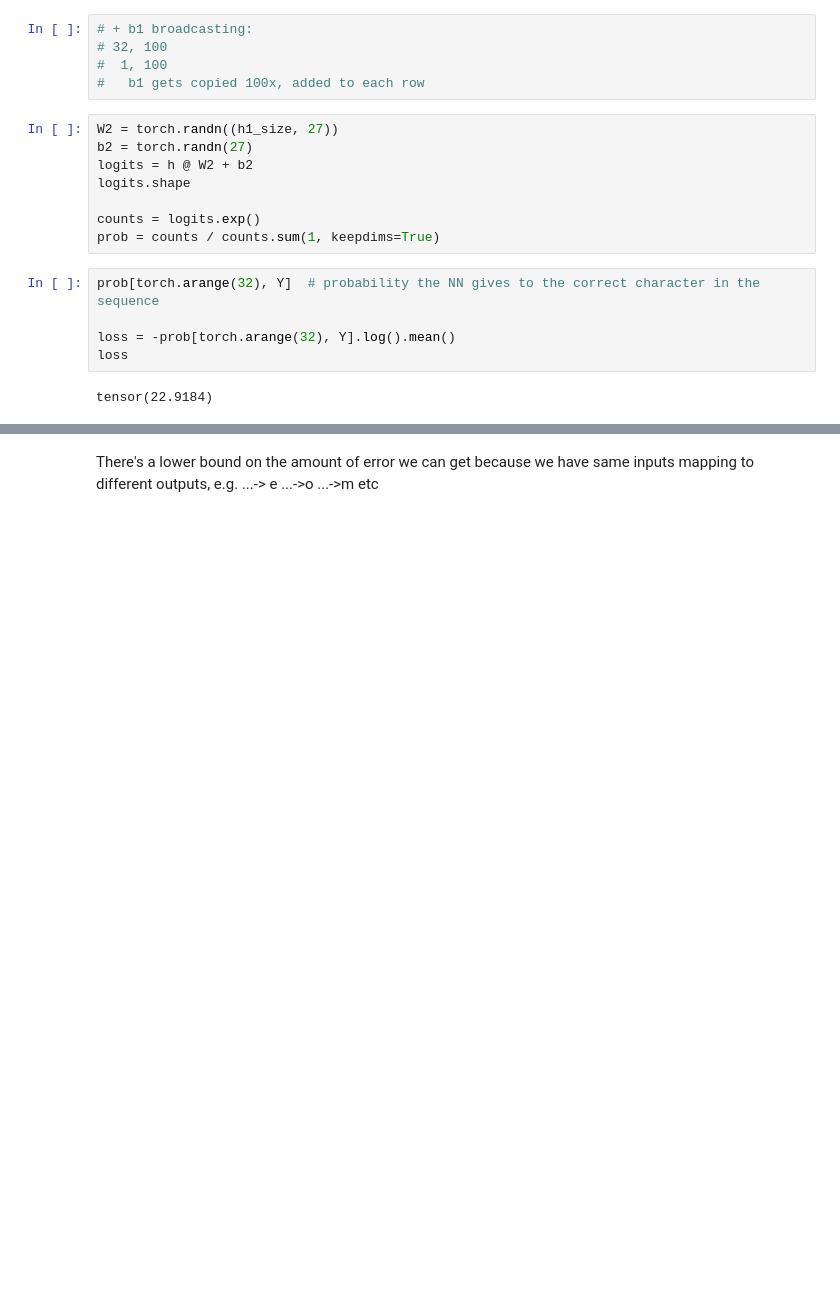
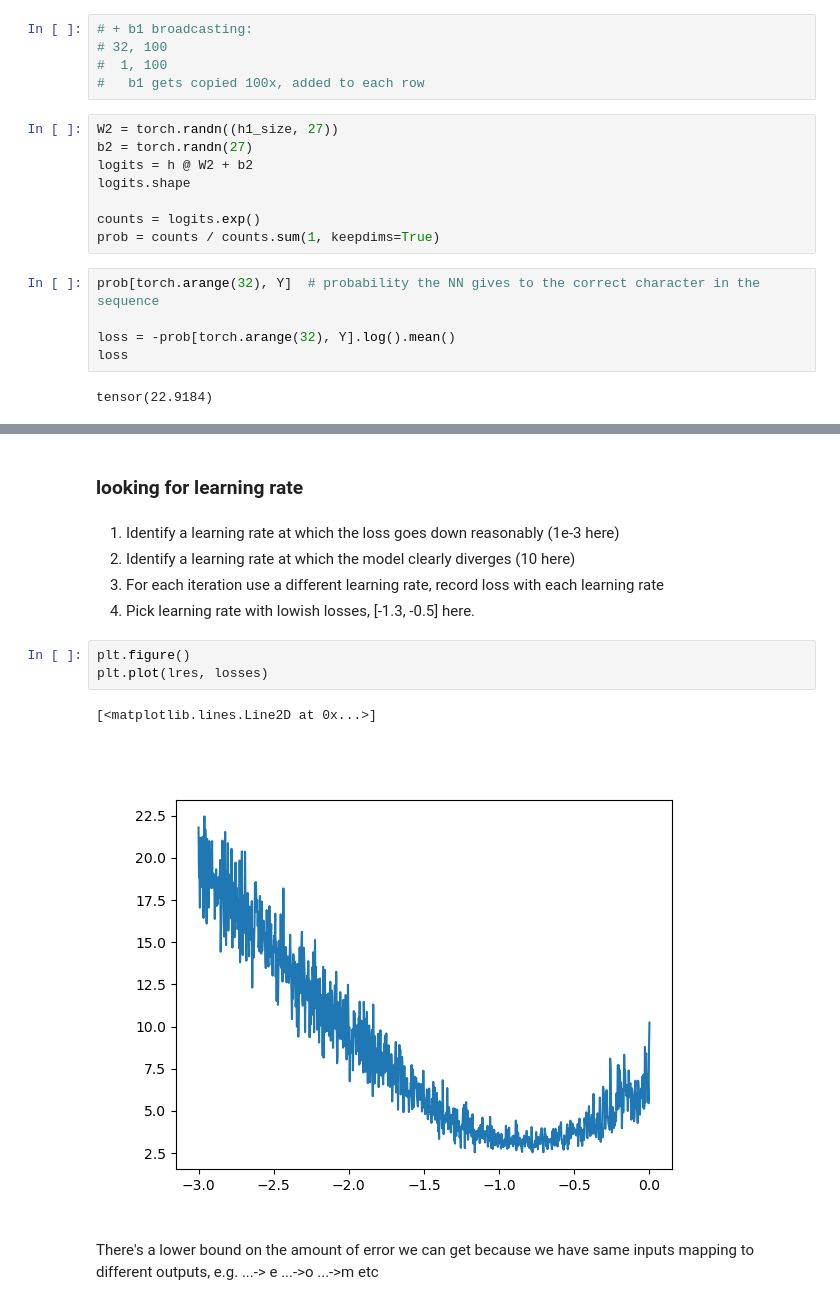
Before and after one commit to maksimt/makemore, a Jupyter notebook: reimpl.ipynb, the cells around one changed output, grey strips where cells are left out. Cells and saved outputs as stored; diff of their text form; blank space fills up the shorter version.

Commit message:
add basic ts model

```diff
--- a/reimpl.ipynb
+++ b/reimpl.ipynb
@@ -247,2 +273,15 @@ indices=tensor([ 9,  8,  9,  ..., 10, 11, 17]))
+# %% [markdown]
+### looking for learning rate
+# %% [markdown]
+1. Identify a learning rate at which the loss goes down reasonably (1e-3 here)
+2. Identify a learning rate at which the model clearly diverges (10 here)
+3. For each iteration use a different learning rate, record loss with each learning rate
+4. Pick learning rate with lowish losses, [-1.3, -0.5] here.
+# %%
+plt.figure()
+plt.plot(lres, losses)
+# %% [output]
+[<matplotlib.lines.Line2D at 0x...>]
+[figure, new version]
 # %% [markdown]
 There's a lower bound on the amount of error we can get because we have same inputs mapping to different outputs, e.g. ...-> e ...->o ...->m etc
```
Also changed, not shown: parts of 21 cells of this notebook, 7 other files.
